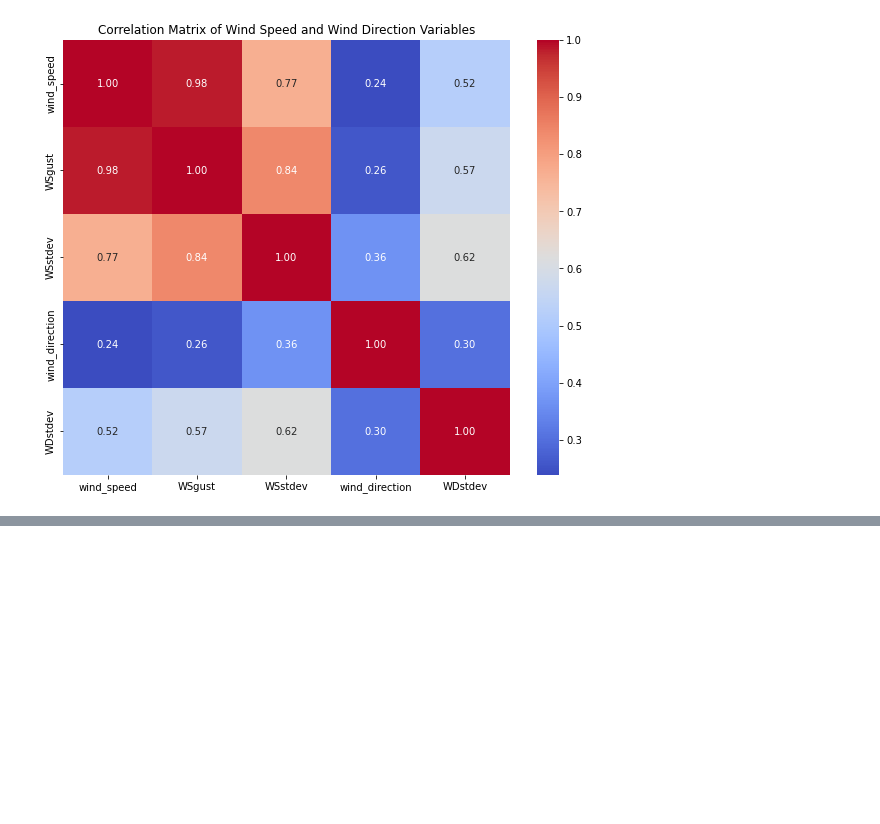
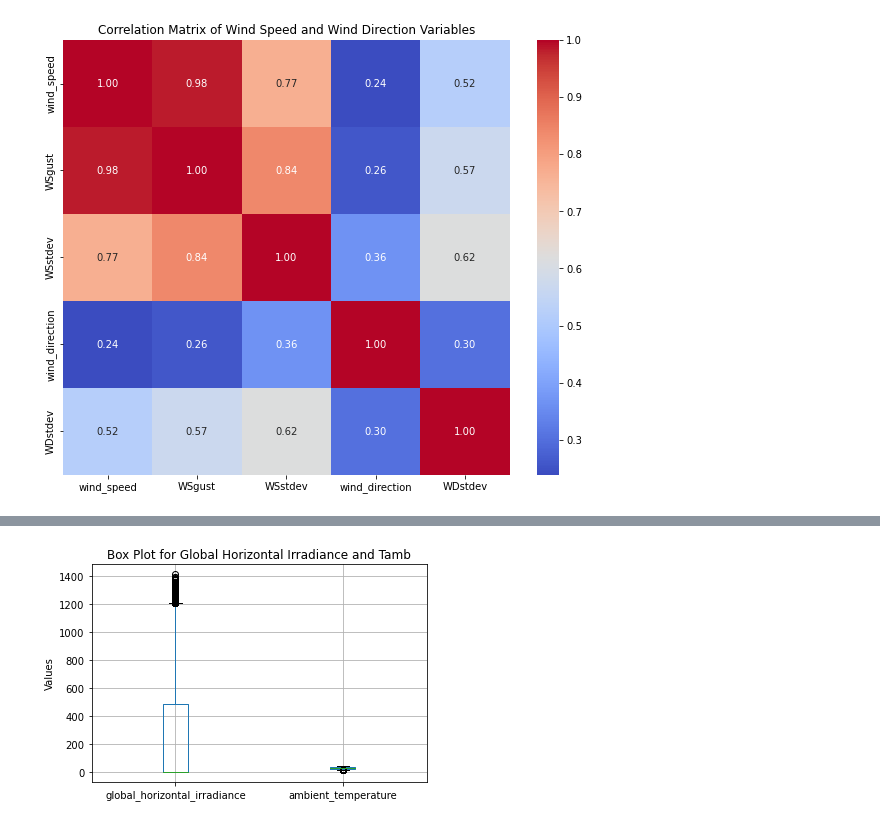
Before and after one commit to barney29/kifiya-ai-program, a Jupyter notebook: week_0/task-01/notebooks/benin-malanville-report.ipynb, the cells around one changed output, grey strips where cells are left out. Saved outputs shown, nothing was run; the diff lists cells and outputs as text; code cells hidden in the pictures; blank space fills up the shorter version.

Commit message:
finishing benin-malanville analysis

```diff
--- a/week_0/task-01/notebooks/benin-malanville-report.ipynb
+++ b/week_0/task-01/notebooks/benin-malanville-report.ipynb
@@ -260,0 +308,8 @@ plt.show()
+# %%
+#box plot
+benin_df[['global_horizontal_irradiance','ambient_temperature']].boxplot()
+plt.title('Box Plot for Global Horizontal Irradiance and Tamb')
+plt.ylabel('Values')
+plt.show()
+# %% [output]
+[figure, added]
```
Also changed, not shown: parts of 7 cells of this notebook.
